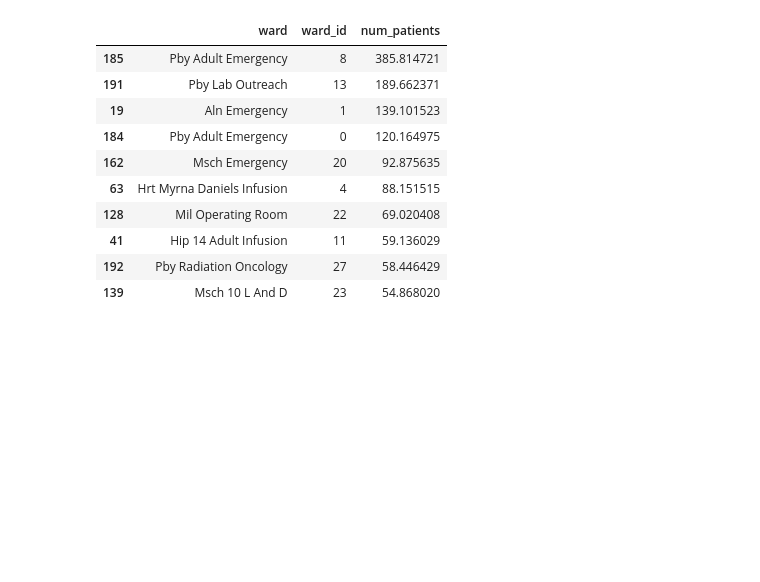
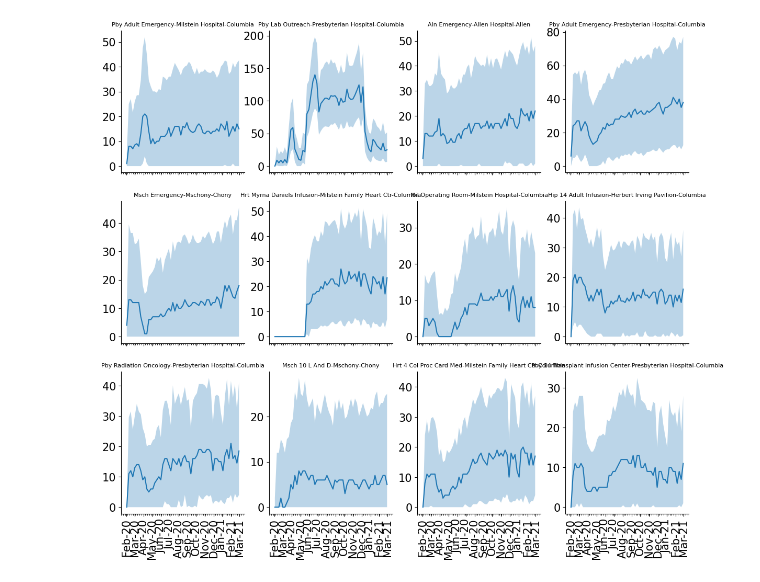
Before and after one commit to ChaosDonkey06/AMR_ABM2, a Jupyter notebook: model_sims.ipynb, the cells around one changed output. Drawn from its saved outputs; the diff is of its cells as text; code cells hidden in the pictures; blank space fills up the shorter version.

Commit message:
update simulation and observational model working. TODO : use pompjax for the inference

```diff
--- a/model_sims.ipynb
+++ b/model_sims.ipynb
@@ -228,24 +249,18 @@ for i, date in enumerate(dates_simulation):
 # %%
+from utils.infer_utils import create_df_response
 
+big_wards = [8, 13, 1, 0, 20, 4, 22, 11, 27, 23, 10, 12]
 
-big_wards = [8, 13, 1, 0, 20, 4, 22, 11]
-
-fig, axes = plt.subplots(2, 5, figsize=(7, 5))
-
+fig, axes = plt.subplots(3, 4, figsize=(14, 12), sharex=True)
 for iax, ax in enumerate(axes.flatten()):
 
-    ax.plot(dates_simulation, ward_positive[:, big_wards[iax], :])
-    ax.set_title(ward_size_df.query(f"ward_id=={big_wards[iax]}")["ward_name"].values[0])
+    c_df    = create_df_response(ward_colonized[:, big_wards[iax], :].T, time=len(dates_simulation), dates=dates_simulation)
+    wk_c_df = c_df.resample("W-Sun").sum()
+
+    ax.plot(wk_c_df.index.values, wk_c_df["median"])
+    ax.fill_between(wk_c_df.index.values, wk_c_df["low_95"], wk_c_df["high_95"], alpha=0.3)
+
+    ax.set_title(movement_df.query(f"ward_id=={big_wards[iax]}")["ward_total"].values[0], fontsize=8)
     format_axis(ax)
 # %% [output]
-|  | ward | ward_id | num_patients |
-| 185 | Pby Adult Emergency | 8 | 385.814721 |
-| 191 | Pby Lab Outreach | 13 | 189.662371 |
-| 19 | Aln Emergency | 1 | 139.101523 |
-| 184 | Pby Adult Emergency | 0 | 120.164975 |
-| 162 | Msch Emergency | 20 | 92.875635 |
-| 63 | Hrt Myrna Daniels Infusion | 4 | 88.151515 |
-| 128 | Mil Operating Room | 22 | 69.020408 |
-| 41 | Hip 14 Adult Infusion | 11 | 59.136029 |
-| 192 | Pby Radiation Oncology | 27 | 58.446429 |
-| 139 | Msch 10 L And D | 23 | 54.868020 |
+[figure, added]
```
Also changed, not shown: parts of 7 cells of this notebook, 1 other file.
